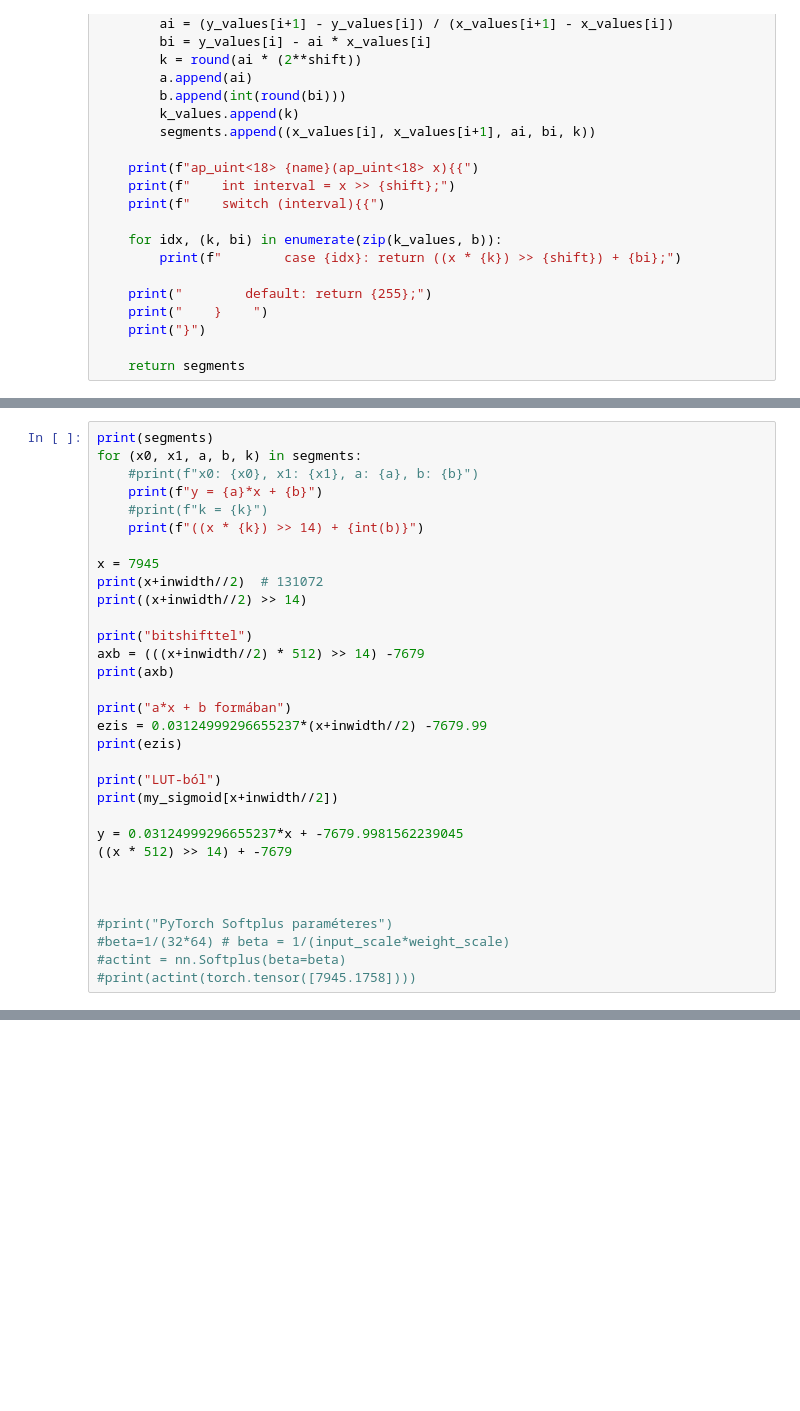
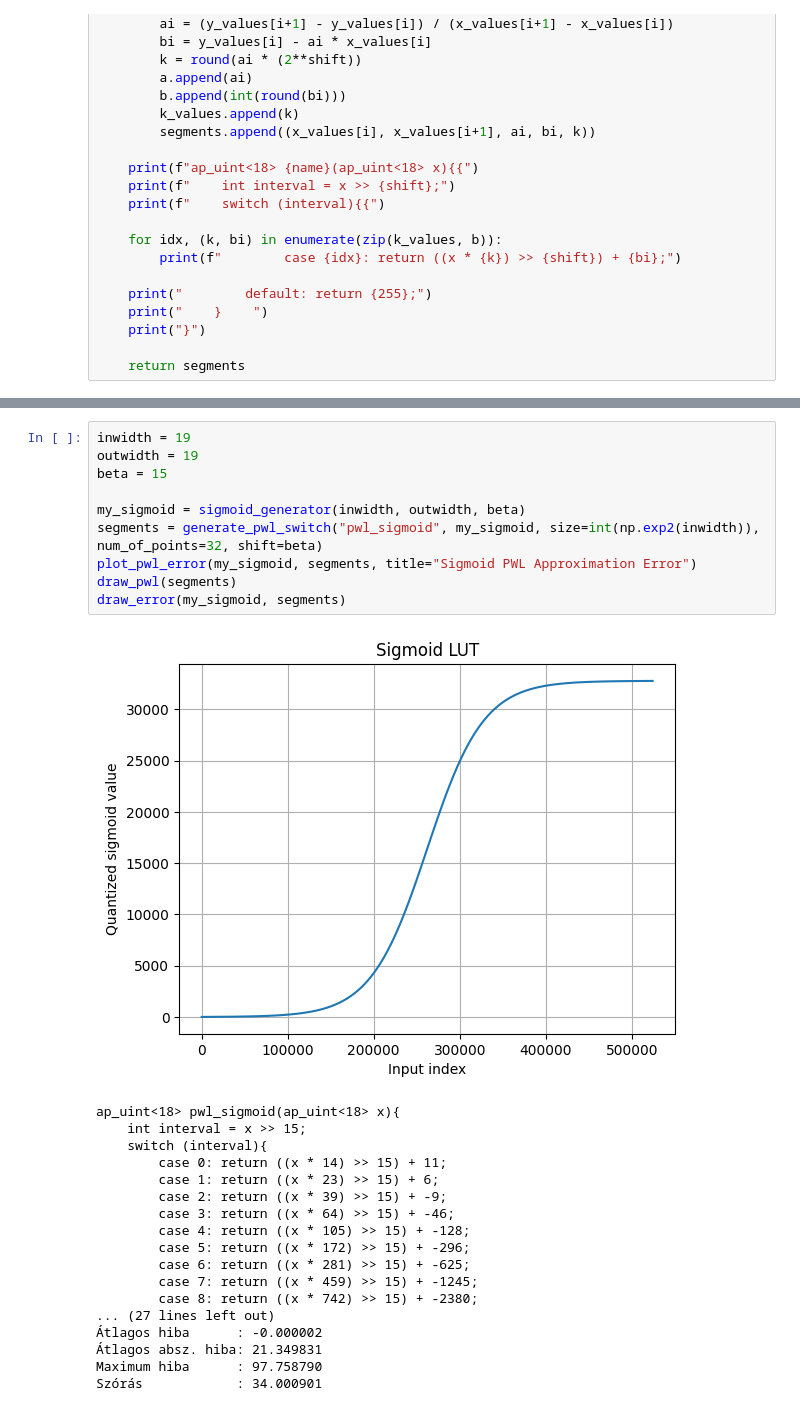
Before and after one commit to geribozont/Thesis, a Jupyter notebook: 02_define_act_functions.ipynb, the cells around one changed output, grey strips where cells are left out. Saved outputs shown, nothing was run; the diff lists cells and outputs as text; blank space fills up the shorter version.

```diff
--- a/02_define_act_functions.ipynb
+++ b/02_define_act_functions.ipynb
@@ -341,32 +270,0 @@ Szórás            : 0.092848
-# %%
-print(segments)
-for (x0, x1, a, b, k) in segments:
-    #print(f"x0: {x0}, x1: {x1}, a: {a}, b: {b}")
-    print(f"y = {a}*x + {b}")
-    #print(f"k = {k}")
-    print(f"((x * {k}) >> 14) + {int(b)}")
-
-x = 7945
-print(x+inwidth//2)  # 131072
-print((x+inwidth//2) >> 14)
-
-print("bitshifttel")
-axb = (((x+inwidth//2) * 512) >> 14) -7679
-print(axb)
-
-print("a*x + b formában")
-ezis = 0.03124999296655237*(x+inwidth//2) -7679.99
-print(ezis)
-
-print("LUT-ból")
-print(my_sigmoid[x+inwidth//2])
-
-y = 0.03124999296655237*x + -7679.9981562239045
-((x * 512) >> 14) + -7679
-
-
-
-#print("PyTorch Softplus paraméteres")
-#beta=1/(32*64) # beta = 1/(input_scale*weight_scale)
-#actint = nn.Softplus(beta=beta)
-#print(actint(torch.tensor([7945.1758])))
@@ -489,0 +305,29 @@ Szórás            : 94.027645
+# %%
+inwidth = 19
+outwidth = 19
+beta = 15
+
+my_sigmoid = sigmoid_generator(inwidth, outwidth, beta)
+segments = generate_pwl_switch("pwl_sigmoid", my_sigmoid, size=int(np.exp2(inwidth)), num_of_points=32, shift=beta)
+plot_pwl_error(my_sigmoid, segments, title="Sigmoid PWL Approximation Error")
+draw_pwl(segments)
+draw_error(my_sigmoid, segments)
+# %% [output]
+[figure, added]
+ap_uint<18> pwl_sigmoid(ap_uint<18> x){
+    int interval = x >> 15;
+    switch (interval){
+        case 0: return ((x * 14) >> 15) + 11;
+        case 1: return ((x * 23) >> 15) + 6;
+        case 2: return ((x * 39) >> 15) + -9;
+        case 3: return ((x * 64) >> 15) + -46;
+        case 4: return ((x * 105) >> 15) + -128;
+        case 5: return ((x * 172) >> 15) + -296;
+        case 6: return ((x * 281) >> 15) + -625;
+        case 7: return ((x * 459) >> 15) + -1245;
+        case 8: return ((x * 742) >> 15) + -2380;
+... (27 lines left out)
+Átlagos hiba      : -0.000002
+Átlagos absz. hiba: 21.349831
+Maximum hiba      : 97.758790
+Szórás            : 34.000901
```
Also changed, not shown: parts of 22 cells of this notebook.
